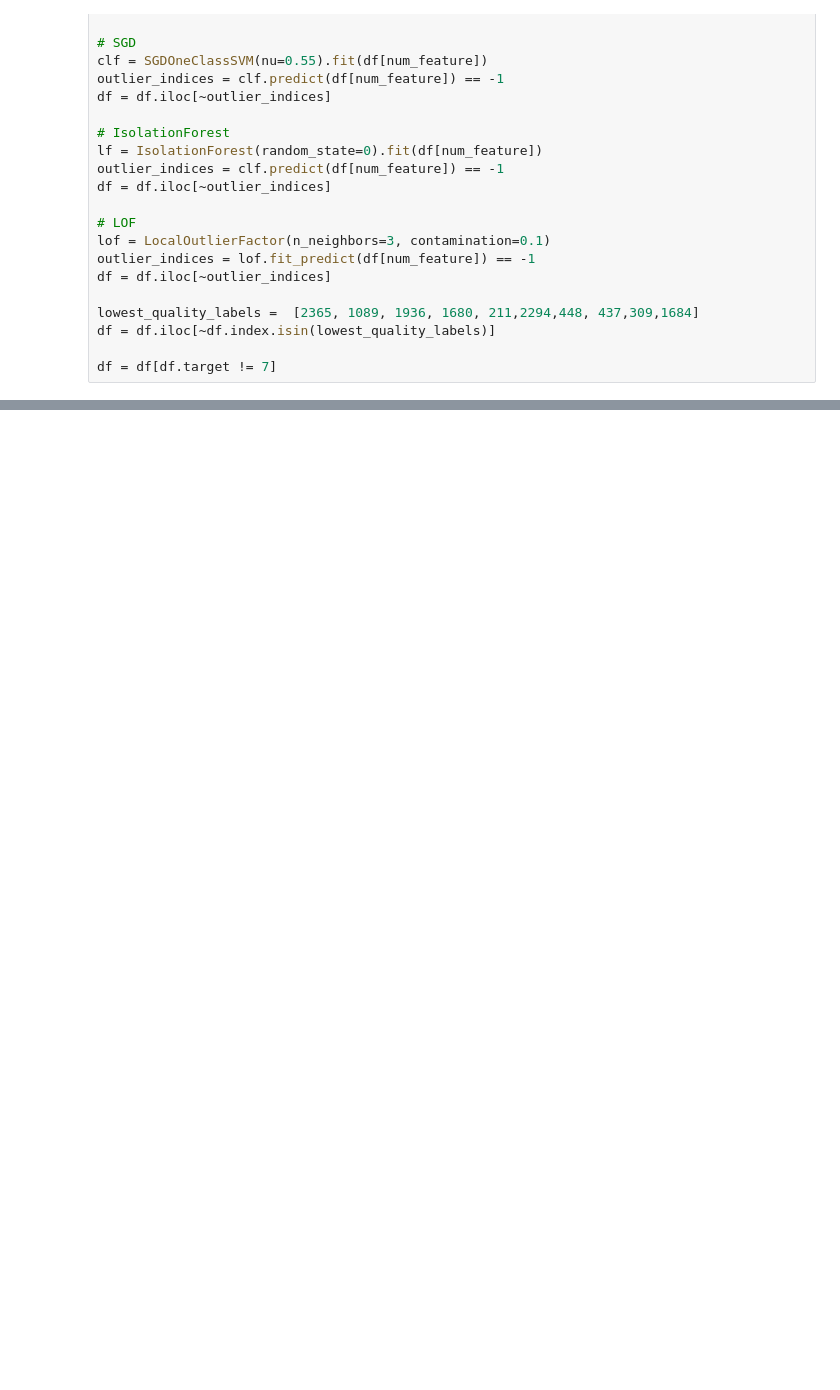
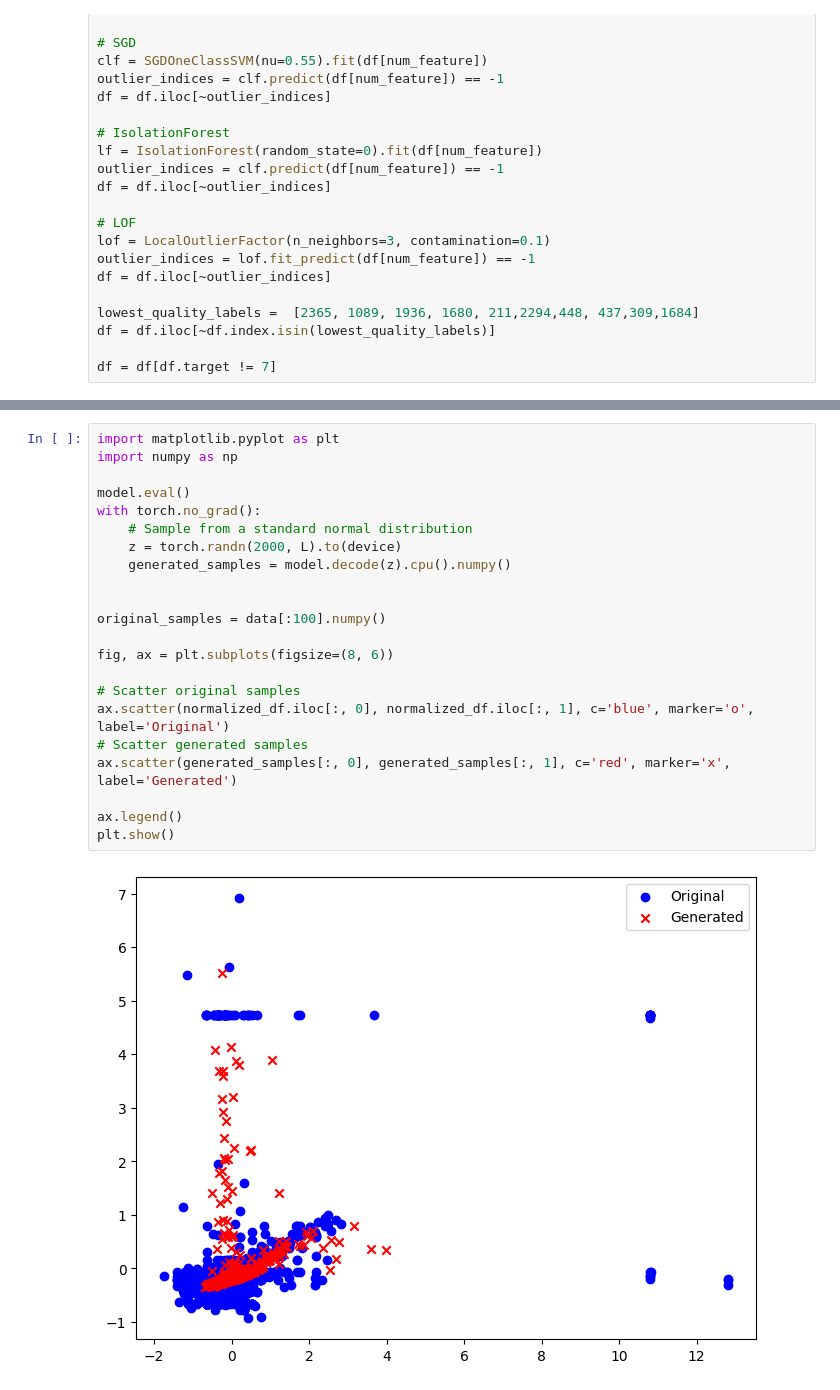
Before and after one commit to ThibLang/playground-series-s3e21, a Jupyter notebook: VAE.ipynb, the cells around one changed output, grey strips where cells are left out. Drawn from its saved outputs; the diff is of its cells as text; blank space fills up the shorter version.

```diff
--- a/VAE.ipynb
+++ b/VAE.ipynb
@@ -365,0 +306,24 @@ AttributeError: 'numpy.ndarray' object has no attribute 'append'
+# %%
+import matplotlib.pyplot as plt
+import numpy as np
+
+model.eval()
+with torch.no_grad():
+    # Sample from a standard normal distribution
+    z = torch.randn(2000, L).to(device)
+    generated_samples = model.decode(z).cpu().numpy()
+
+
+original_samples = data[:100].numpy()
+
+fig, ax = plt.subplots(figsize=(8, 6))
+
+# Scatter original samples
+ax.scatter(normalized_df.iloc[:, 0], normalized_df.iloc[:, 1], c='blue', marker='o', label='Original')
+# Scatter generated samples
+ax.scatter(generated_samples[:, 0], generated_samples[:, 1], c='red', marker='x', label='Generated')
+
+ax.legend()
+plt.show()
+# %% [output]
+[figure, added]
```
Also changed, not shown: parts of 12 cells of this notebook.
